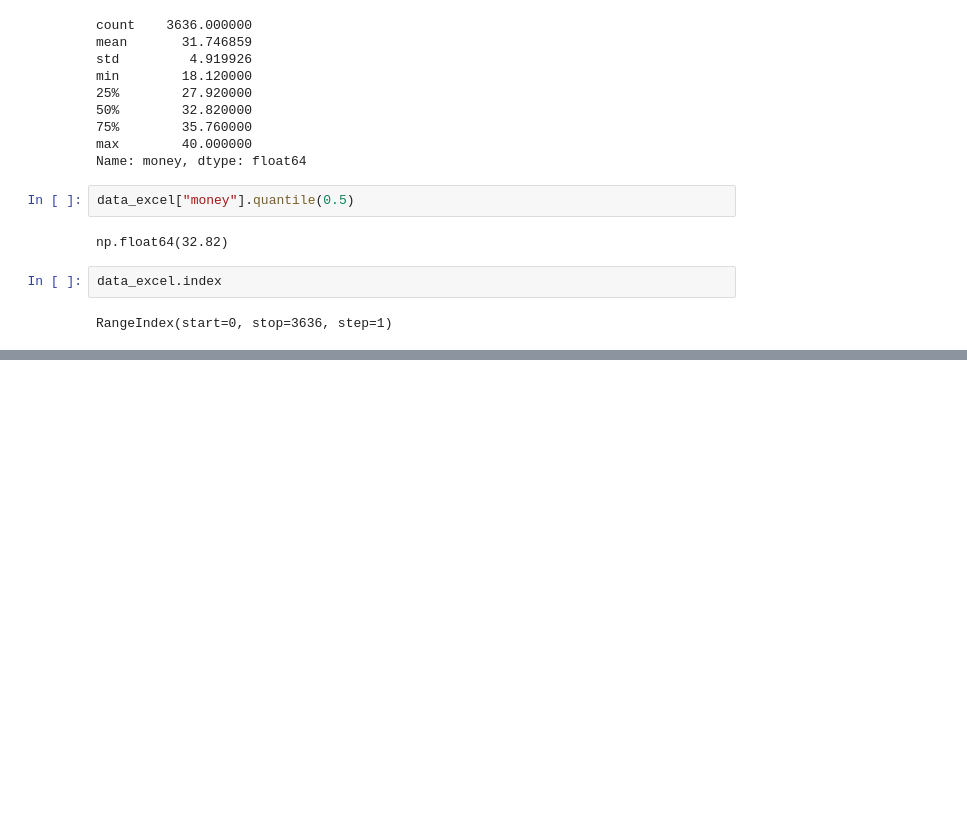
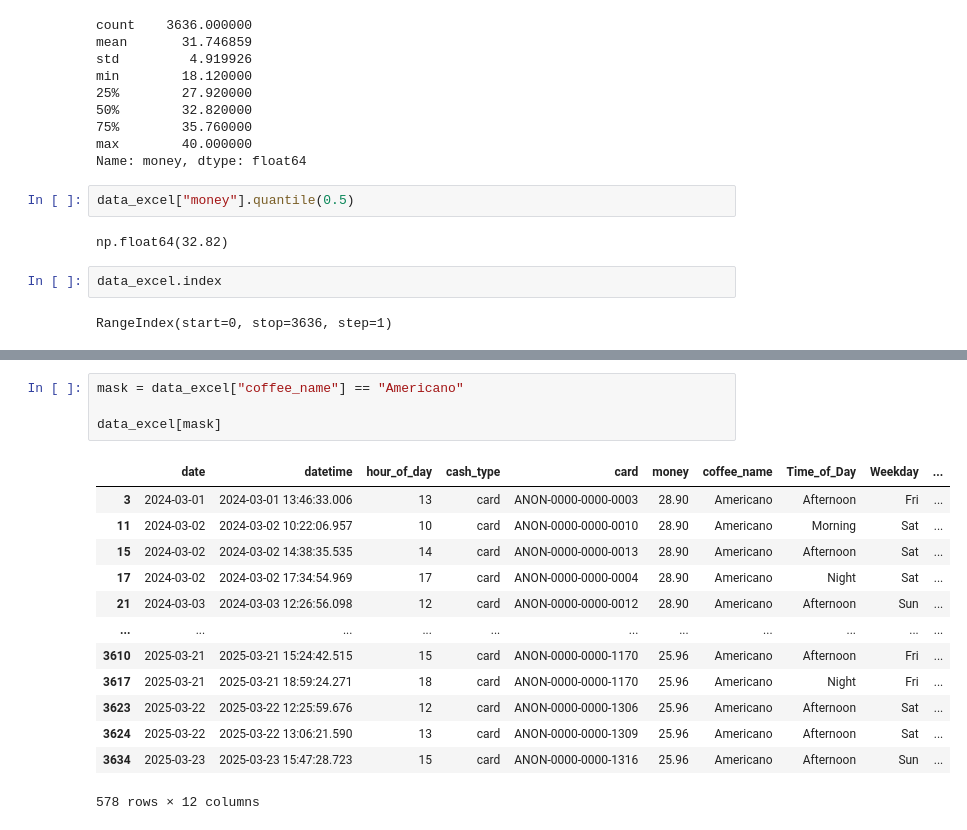
Before and after one commit to Pranishgrg21/Analysis_using_pandas, a Jupyter notebook: coffee_sales_analysis.ipynb, the cells around one changed output, grey strips where cells are left out. Saved outputs shown, nothing was run; the diff lists cells and outputs as text; blank space fills up the shorter version.

```diff
--- a/coffee_sales_analysis.ipynb
+++ b/coffee_sales_analysis.ipynb
@@ -192,0 +585,18 @@ data_excel.sample()
+# %%
+mask = data_excel["coffee_name"] == "Americano"
+
+data_excel[mask]
+# %% [output]
+|  | date | datetime | hour_of_day | cash_type | card | money | coffee_name | Time_of_Day | Weekday | ... |
+| 3 | 2024-03-01 | 2024-03-01 13:46:33.006 | 13 | card | ANON-0000-0000-0003 | 28.90 | Americano | Afternoon | Fri | ... |
+| 11 | 2024-03-02 | 2024-03-02 10:22:06.957 | 10 | card | ANON-0000-0000-0010 | 28.90 | Americano | Morning | Sat | ... |
+| 15 | 2024-03-02 | 2024-03-02 14:38:35.535 | 14 | card | ANON-0000-0000-0013 | 28.90 | Americano | Afternoon | Sat | ... |
+| 17 | 2024-03-02 | 2024-03-02 17:34:54.969 | 17 | card | ANON-0000-0000-0004 | 28.90 | Americano | Night | Sat | ... |
+| 21 | 2024-03-03 | 2024-03-03 12:26:56.098 | 12 | card | ANON-0000-0000-0012 | 28.90 | Americano | Afternoon | Sun | ... |
+| ... | ... | ... | ... | ... | ... | ... | ... | ... | ... | ... |
+| 3610 | 2025-03-21 | 2025-03-21 15:24:42.515 | 15 | card | ANON-0000-0000-1170 | 25.96 | Americano | Afternoon | Fri | ... |
+| 3617 | 2025-03-21 | 2025-03-21 18:59:24.271 | 18 | card | ANON-0000-0000-1170 | 25.96 | Americano | Night | Fri | ... |
+| 3623 | 2025-03-22 | 2025-03-22 12:25:59.676 | 12 | card | ANON-0000-0000-1306 | 25.96 | Americano | Afternoon | Sat | ... |
+| 3624 | 2025-03-22 | 2025-03-22 13:06:21.590 | 13 | card | ANON-0000-0000-1309 | 25.96 | Americano | Afternoon | Sat | ... |
+| 3634 | 2025-03-23 | 2025-03-23 15:47:28.723 | 15 | card | ANON-0000-0000-1316 | 25.96 | Americano | Afternoon | Sun | ... |
+578 rows × 12 columns
```
Also changed, not shown: parts of 90 cells of this notebook, 10 other files.
